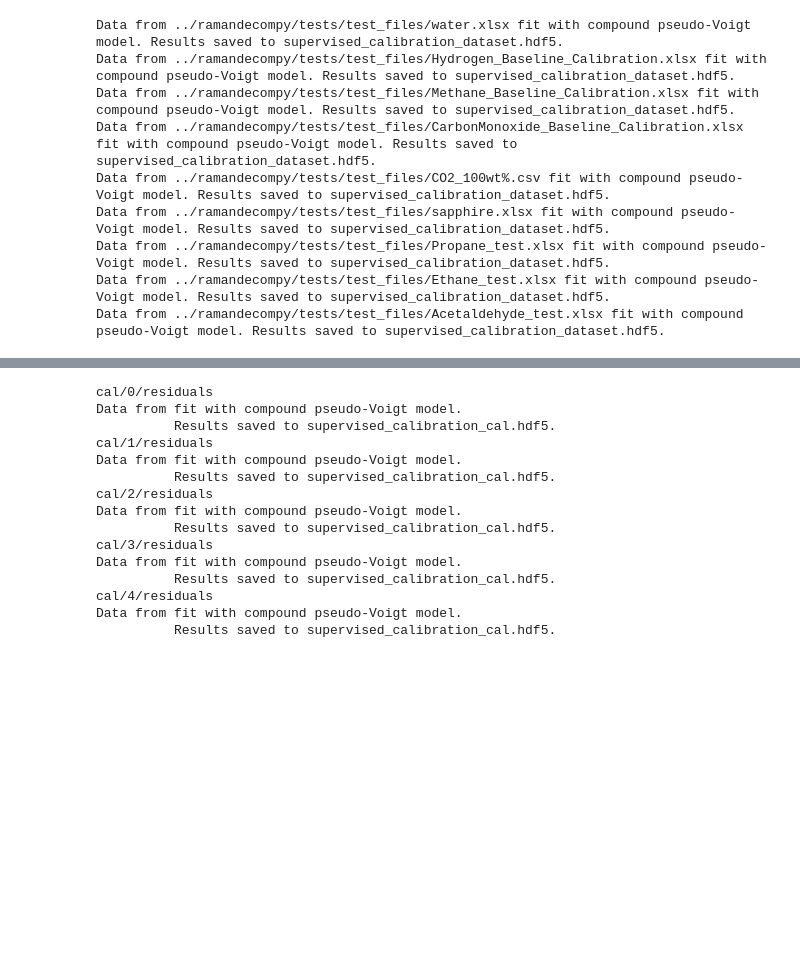
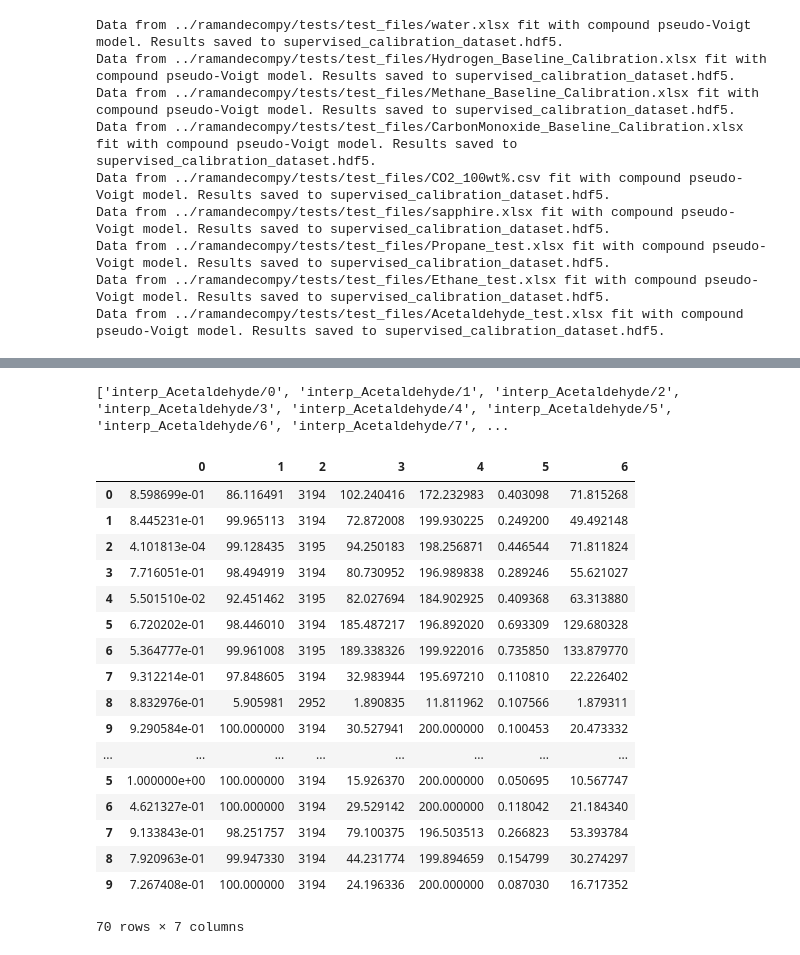
Before and after one commit to raman-noodles/raman-spectra-decomp-analysis, a Jupyter notebook: examples/supervised_machine_learning_dev.ipynb, the cells around one changed output, grey strips where cells are left out. Saved outputs shown, nothing was run; the diff lists cells and outputs as text; code cells hidden in the pictures; blank space fills up the shorter version.

```diff
--- a/examples/supervised_machine_learning_dev.ipynb
+++ b/examples/supervised_machine_learning_dev.ipynb
@@ -132,26 +107,31 @@ dataprep.new_hdf5('supervised_calibration_cal')
-# %%
-hdf5_calfilename = 'supervised_calibration_cal.hdf5' #update to hdf5_calfilename
-key = 'cal'
-for num, label in enumerate(labels):
-    machine_learning.combine_experiment(hdf5_calfilename, key, x_data, y_data, label, num)
-# %% [output]
-cal/0/residuals
-Data from fit with compound pseudo-Voigt model.
-          Results saved to supervised_calibration_cal.hdf5.
-cal/1/residuals
-Data from fit with compound pseudo-Voigt model.
-          Results saved to supervised_calibration_cal.hdf5.
-cal/2/residuals
-Data from fit with compound pseudo-Voigt model.
-          Results saved to supervised_calibration_cal.hdf5.
-cal/3/residuals
-Data from fit with compound pseudo-Voigt model.
-          Results saved to supervised_calibration_cal.hdf5.
-cal/4/residuals
-Data from fit with compound pseudo-Voigt model.
-          Results saved to supervised_calibration_cal.hdf5.
 # %%
-key_list = machine_learning.keyfinder(hdf5_calfilename)
-key_list
+key_list = machine_learning.keyfinder(hdf5_interpfilename)
+print(key_list)
+# %% [output]
+['interp_Acetaldehyde/0', 'interp_Acetaldehyde/1', 'interp_Acetaldehyde/2', 'interp_Acetaldehyde/3', 'interp_Acetaldehyde/4', 'interp_Acetaldehyde/5', 'interp_Acetaldehyde/6', 'interp_Acetaldehyde/7', ...
+# %%
+df = pd.concat(frames,axis=0, join='outer', join_axes=None, ignore_index=False,
+      keys=None, levels=None, names=None, verify_integrity=False,
+      copy=True,sort=True)
+df
+# %% [output]
+|  | 0 | 1 | 2 | 3 | 4 | 5 | 6 |
+| 0 | 8.598699e-01 | 86.116491 | 3194 | 102.240416 | 172.232983 | 0.403098 | 71.815268 |
+| 1 | 8.445231e-01 | 99.965113 | 3194 | 72.872008 | 199.930225 | 0.249200 | 49.492148 |
+| 2 | 4.101813e-04 | 99.128435 | 3195 | 94.250183 | 198.256871 | 0.446544 | 71.811824 |
+| 3 | 7.716051e-01 | 98.494919 | 3194 | 80.730952 | 196.989838 | 0.289246 | 55.621027 |
+| 4 | 5.501510e-02 | 92.451462 | 3195 | 82.027694 | 184.902925 | 0.409368 | 63.313880 |
+| 5 | 6.720202e-01 | 98.446010 | 3194 | 185.487217 | 196.892020 | 0.693309 | 129.680328 |
+| 6 | 5.364777e-01 | 99.961008 | 3195 | 189.338326 | 199.922016 | 0.735850 | 133.879770 |
+| 7 | 9.312214e-01 | 97.848605 | 3194 | 32.983944 | 195.697210 | 0.110810 | 22.226402 |
+| 8 | 8.832976e-01 | 5.905981 | 2952 | 1.890835 | 11.811962 | 0.107566 | 1.879311 |
+| 9 | 9.290584e-01 | 100.000000 | 3194 | 30.527941 | 200.000000 | 0.100453 | 20.473332 |
+| ... | ... | ... | ... | ... | ... | ... | ... |
+| 5 | 1.000000e+00 | 100.000000 | 3194 | 15.926370 | 200.000000 | 0.050695 | 10.567747 |
+| 6 | 4.621327e-01 | 100.000000 | 3194 | 29.529142 | 200.000000 | 0.118042 | 21.184340 |
+| 7 | 9.133843e-01 | 98.251757 | 3194 | 79.100375 | 196.503513 | 0.266823 | 53.393784 |
+| 8 | 7.920963e-01 | 99.947330 | 3194 | 44.231774 | 199.894659 | 0.154799 | 30.274297 |
+| 9 | 7.267408e-01 | 100.000000 | 3194 | 24.196336 | 200.000000 | 0.087030 | 16.717352 |
+70 rows × 7 columns
 # %%
 hdf5_calfilename = 'supervised_calibration_dataset.hdf5' #update to hdf5_calfilename
```
Also changed, not shown: parts of 21 cells of this notebook.
